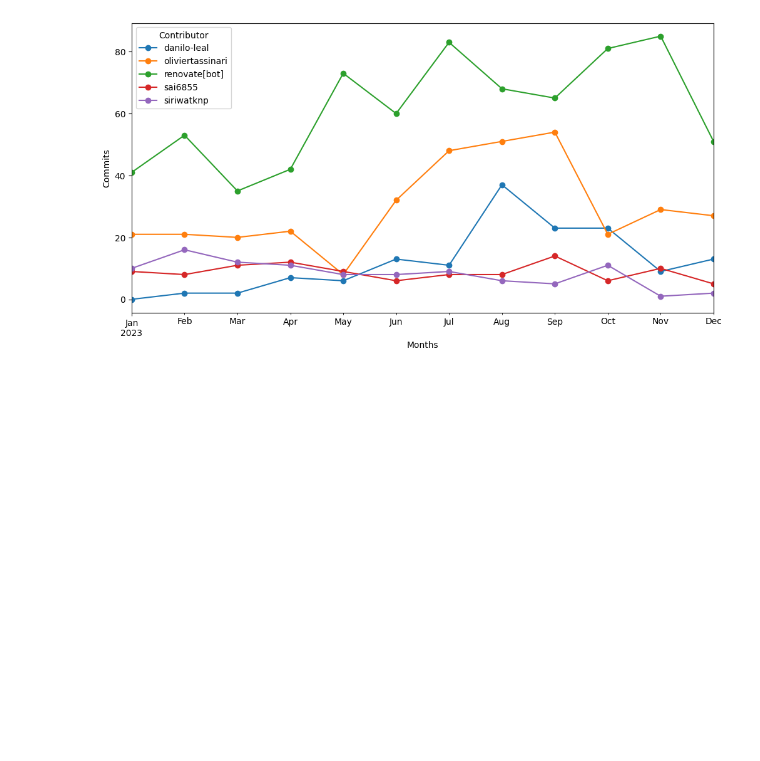
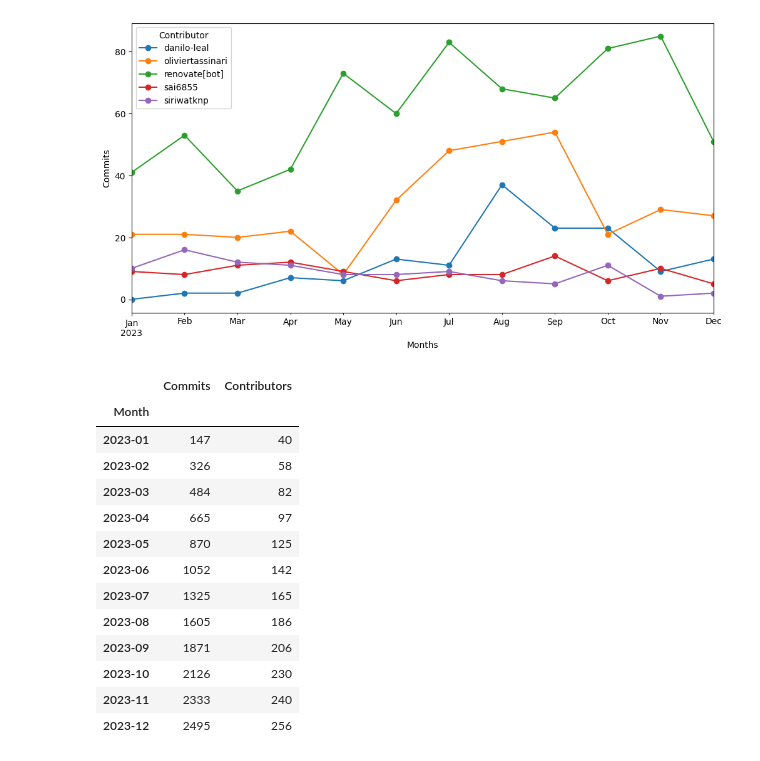
Before and after one commit to Khanhtoichoi/Data-Analysis, a Jupyter notebook: data_analysis.ipynb, the cells around one changed output. Saved outputs shown, nothing was run; the diff lists cells and outputs as text; code cells hidden in the pictures; blank space fills up the shorter version.

```diff
--- a/data_analysis.ipynb
+++ b/data_analysis.ipynb
@@ -132,3 +138,29 @@ contributor_commits.plot(kind='line', marker='o',ylabel = 'Commits',figsize=(12,
 # %% [output]
 <Axes: xlabel='Months', ylabel='Commits'>
 [figure]
+# %%
+grow_df = monthly_counts.to_frame().cumsum()
+used = set()
+contributor = []
+for month in df['Month'].unique():
+    contributors = df[df['Month'] == month]['Contributor']
+    for contributorr in contributors:
+        used.add(contributorr)
+    contributor.append(len(used))
+grow_df['Contributors'] = contributor
+grow_df
+# %% [output]
+|  | Commits | Contributors |
+| Month |  |  |
+| 2023-01 | 147 | 40 |
+| 2023-02 | 326 | 58 |
+| 2023-03 | 484 | 82 |
+| 2023-04 | 665 | 97 |
+| 2023-05 | 870 | 125 |
+| 2023-06 | 1052 | 142 |
+| 2023-07 | 1325 | 165 |
+| 2023-08 | 1605 | 186 |
+| 2023-09 | 1871 | 206 |
+| 2023-10 | 2126 | 230 |
+| 2023-11 | 2333 | 240 |
+| 2023-12 | 2495 | 256 |
```
Also changed, not shown: parts of 4 cells of this notebook.
